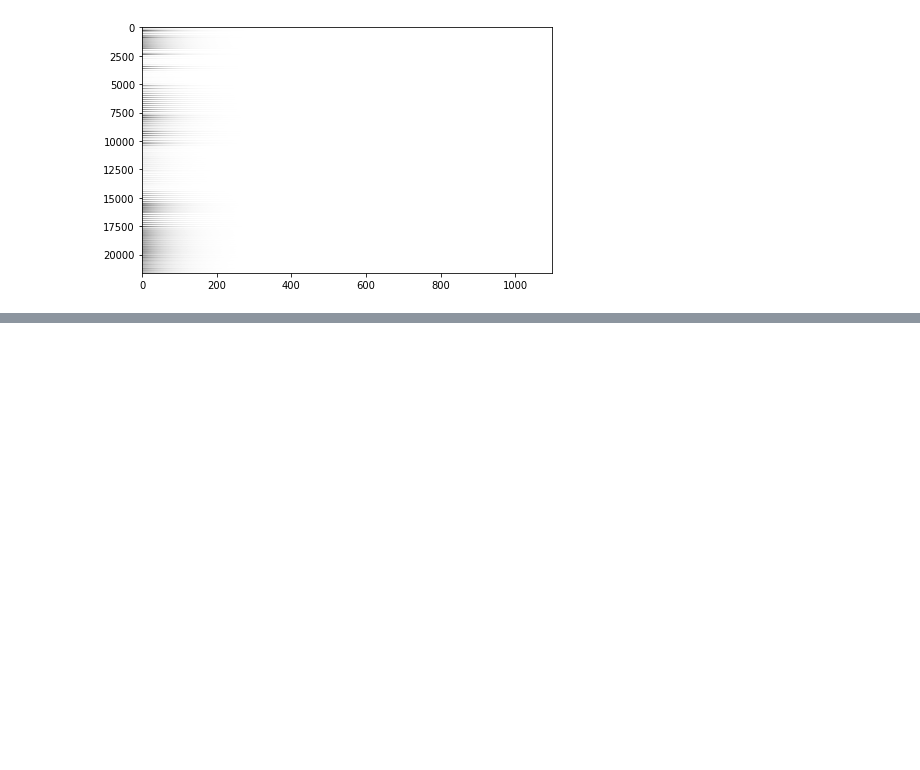
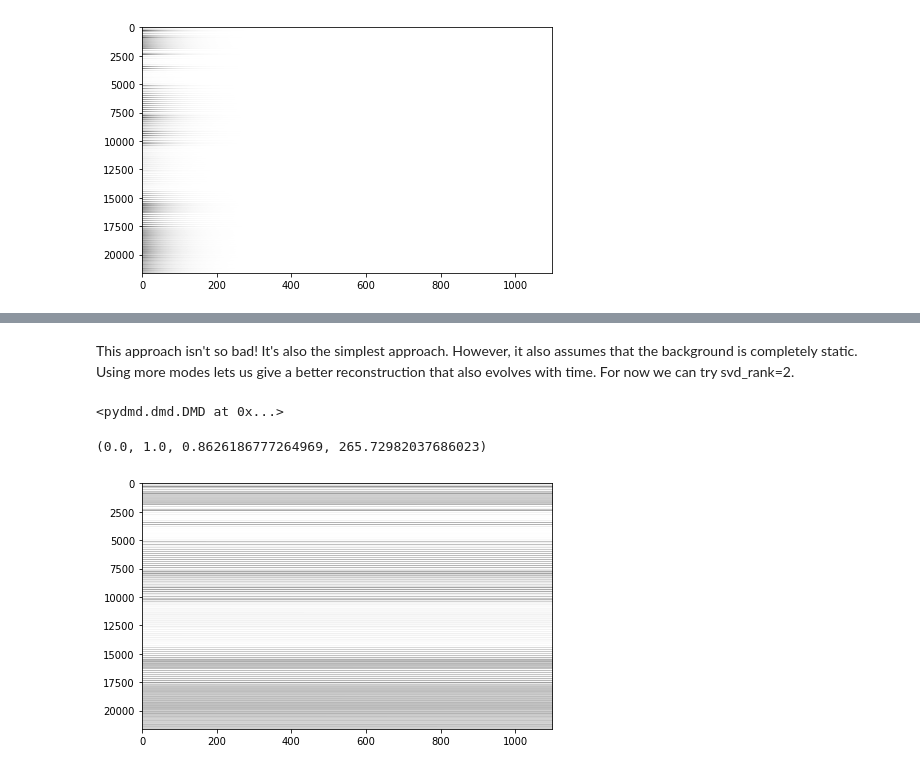
Before and after one commit to haakonrob/DMD-and-CS-for-object-detection, a Jupyter notebook: notebooks/background_subtraction.ipynb, the cells around one changed output, grey strips where cells are left out. Drawn from its saved outputs; the diff is of its cells as text; code cells hidden in the pictures; blank space fills up the shorter version.

```diff
--- a/notebooks/background_subtraction.ipynb
+++ b/notebooks/background_subtraction.ipynb
@@ -126,0 +116,19 @@ array([[0., 0., 0., ..., 0., 0., 0.],
+# %% [markdown]
+This approach isn't so bad! It's also the simplest approach. However, it also assumes that the background is completely static. Using more modes lets us give a better reconstruction that also evolves with time. For now we can try svd_rank=2.
+# %%
+dmd2 = DMD(svd_rank=2)
+dmd2.fit(X=data)
+# %% [output]
+<pydmd.dmd.DMD at 0x...>
+# %%
+# Rescale the data back to the original range
+reconstructed2 = 1-dmd2.reconstructed_data.real
+reconstructed2 = np.interp(reconstructed2, (reconstructed2.min(), reconstructed2.max()), (0,1))
+# %%
+# Plot the reconstructed data. With only rank one, the reconstruction decays quickly. This shouldn't be a problem if the
+# the background is completely static
+plot_data(reconstructed2)
+reconstructed2.min(), reconstructed2.max(), reconstructed2.mean(), np.linalg.norm(ims - reconstructed2)
+# %% [output]
+(0.0, 1.0, 0.8626186777264969, 265.72982037686023)
+[figure, added]
```
Also changed, not shown: parts of 11 cells of this notebook.
